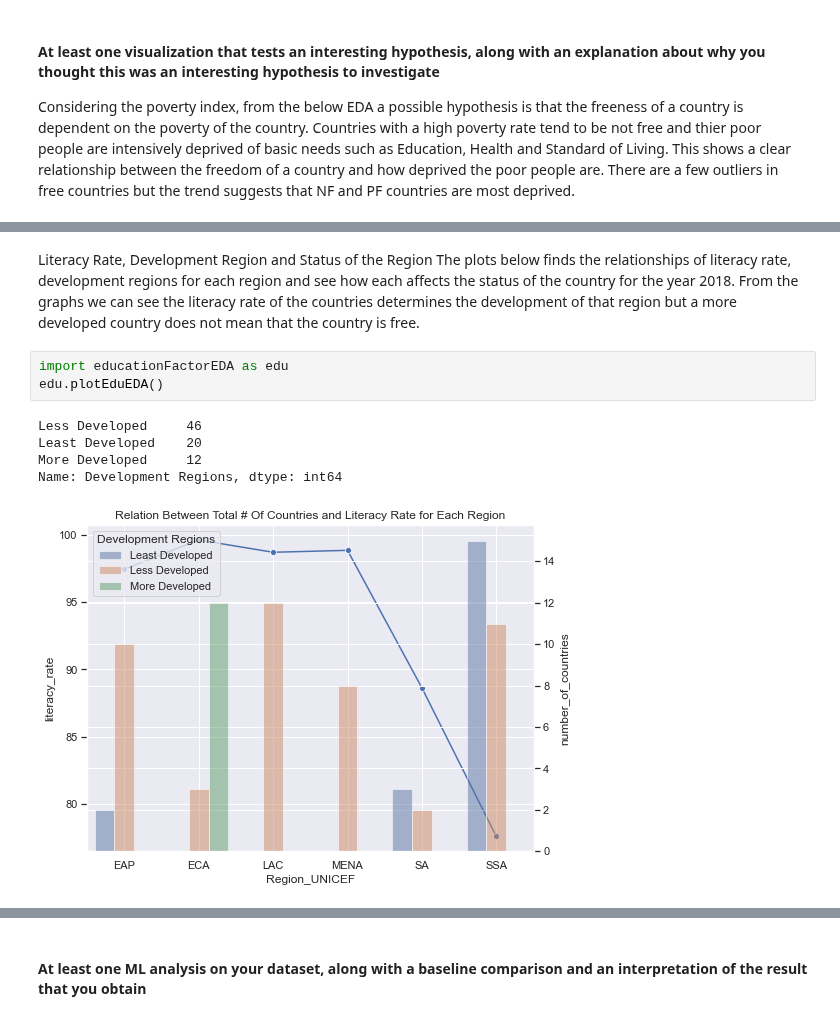
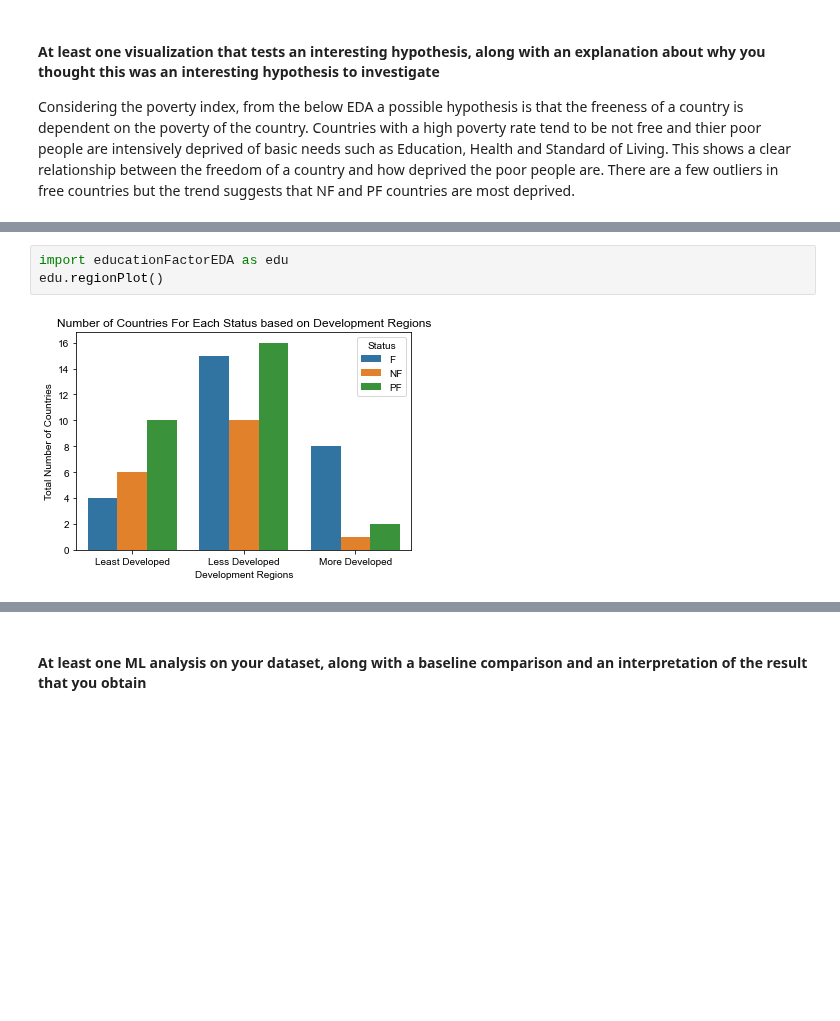
Before and after one commit to uic-cs418/cs418-spring22-eda-llc, a Jupyter notebook: ProgressReport.ipynb, the cells around one changed output, grey strips where cells are left out. Saved outputs shown, nothing was run; the diff lists cells and outputs as text; blank space fills up the shorter version.

```diff
--- a/ProgressReport.ipynb
+++ b/ProgressReport.ipynb
@@ -66,12 +64,5 @@ pe.plotEDAvisualizations()
-# %% [markdown]
-Literacy Rate, Development Region and Status of the Region
-The plots below finds the relationships of literacy rate, development regions for each region and see how each affects the status of the country for the year 2018. From the graphs we can see the literacy rate of the countries determines the development of that region but a more developed country does not mean that the country is free.
 # %%
 import educationFactorEDA as edu
-edu.plotEduEDA()
+edu.regionPlot()
 # %% [output]
-Less Developed     46
-Least Developed    20
-More Developed     12
-Name: Development Regions, dtype: int64
-[figure, old version]
+[figure, new version]
```
Also changed, not shown: parts of 9 cells of this notebook, 1 other file.
